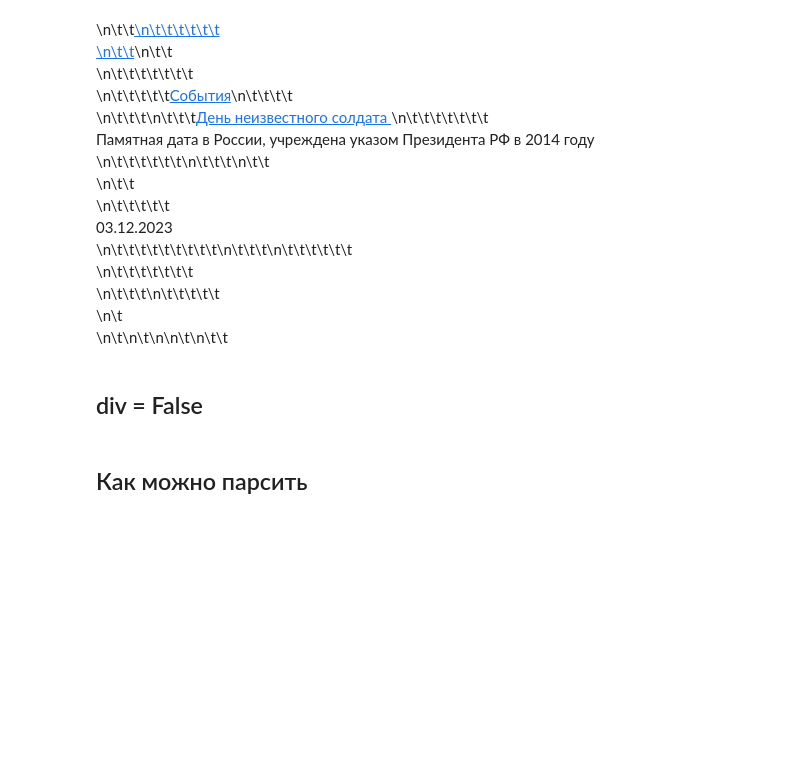
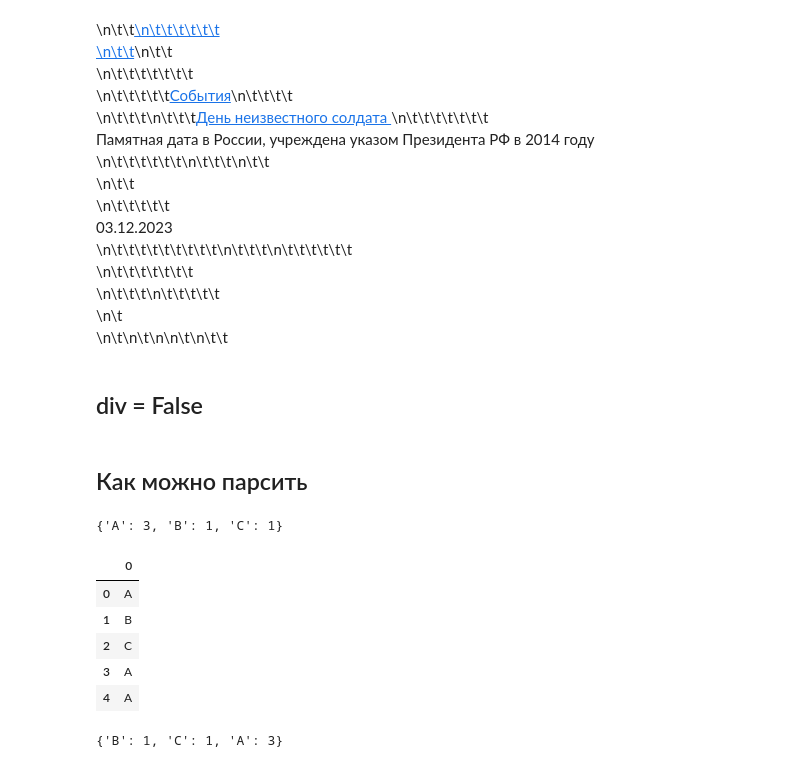
Before and after one commit to SeniorDataFrame/projects, a Jupyter notebook: Museums/main.ipynb, the cells around one changed output. Drawn from its saved outputs; the diff is of its cells as text; code cells hidden in the pictures; blank space fills up the shorter version.

```diff
--- a/Museums/main.ipynb
+++ b/Museums/main.ipynb
@@ -379,0 +460,21 @@ print(html_representation)
+# %%
+letters_list = ['A', 'B', 'C', 'A', 'A']
+
+def key_dict(letters_list:list):
+    df = pd.DataFrame(letters_list)
+    return df['0'].value-counts().to_dict()['0']
+# %%
+df = pd.DataFrame(letters_list)
+# %%
+df[0].value_counts().to_dict()
+# %% [output]
+{'A': 3, 'B': 1, 'C': 1}
+# %%
+df
+# %% [output]
+|  | 0 |
+| 0 | A |
+| 1 | B |
+| 2 | C |
+| 3 | A |
+| 4 | A |
@@ -379,0 +486,4 @@ print(html_representation)
+# %%
+d
+# %% [output]
+{'B': 1, 'C': 1, 'A': 3}
```
Also changed, not shown: parts of 17 cells of this notebook.
